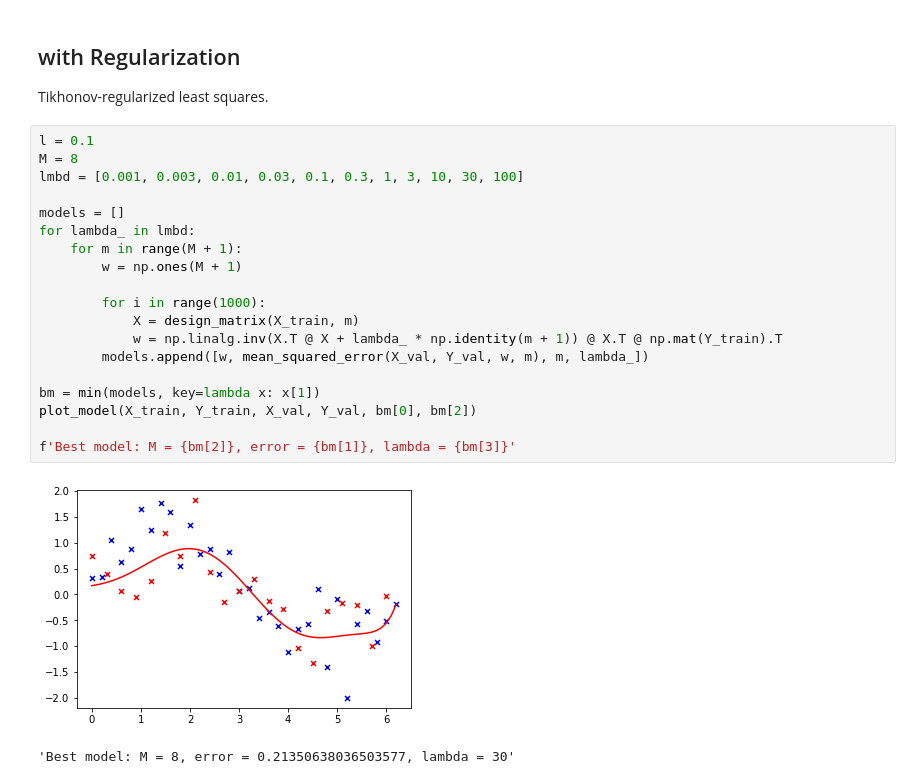
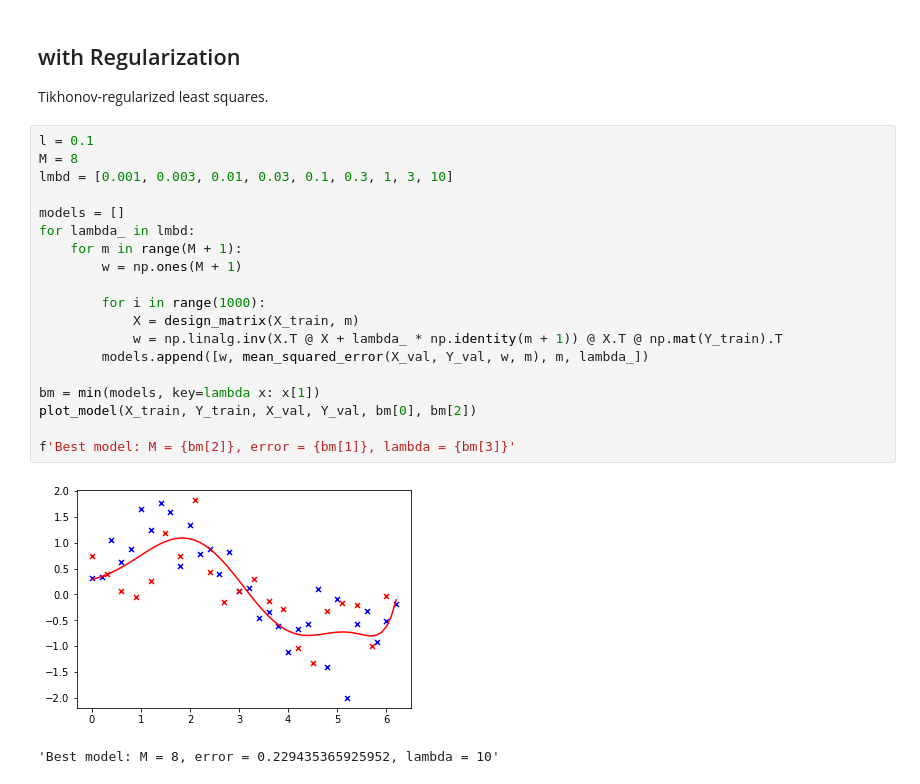
Before and after one commit to zaxoavoki/machine-learning, a Jupyter notebook: supervised/linear_regression/linear_regression.ipynb, the cells around one changed output. Cells and saved outputs as stored; diff of their text form.

```diff
--- a/supervised/linear_regression/linear_regression.ipynb
+++ b/supervised/linear_regression/linear_regression.ipynb
@@ -101,22 +101,22 @@ Tikhonov-regularized least squares.
 # %%
 l = 0.1
 M = 8
-lmbd = [0.001, 0.003, 0.01, 0.03, 0.1, 0.3, 1, 3, 10, 30, 100]
+lmbd = [0.001, 0.003, 0.01, 0.03, 0.1, 0.3, 1, 3, 10]
 
 models = []
 for lambda_ in lmbd:
     for m in range(M + 1):
         w = np.ones(M + 1)
 
         for i in range(1000):
             X = design_matrix(X_train, m)
             w = np.linalg.inv(X.T @ X + lambda_ * np.identity(m + 1)) @ X.T @ np.mat(Y_train).T
         models.append([w, mean_squared_error(X_val, Y_val, w, m), m, lambda_])
 
 bm = min(models, key=lambda x: x[1])
 plot_model(X_train, Y_train, X_val, Y_val, bm[0], bm[2])
 
 f'Best model: M = {bm[2]}, error = {bm[1]}, lambda = {bm[3]}'
 # %% [output]
-[figure, old version]
+[figure, new version]
-'Best model: M = 8, error = 0.21350638036503577, lambda = 30'
+'Best model: M = 8, error = 0.229435365925952, lambda = 10'
```
Also changed, not shown: 2 other files.
